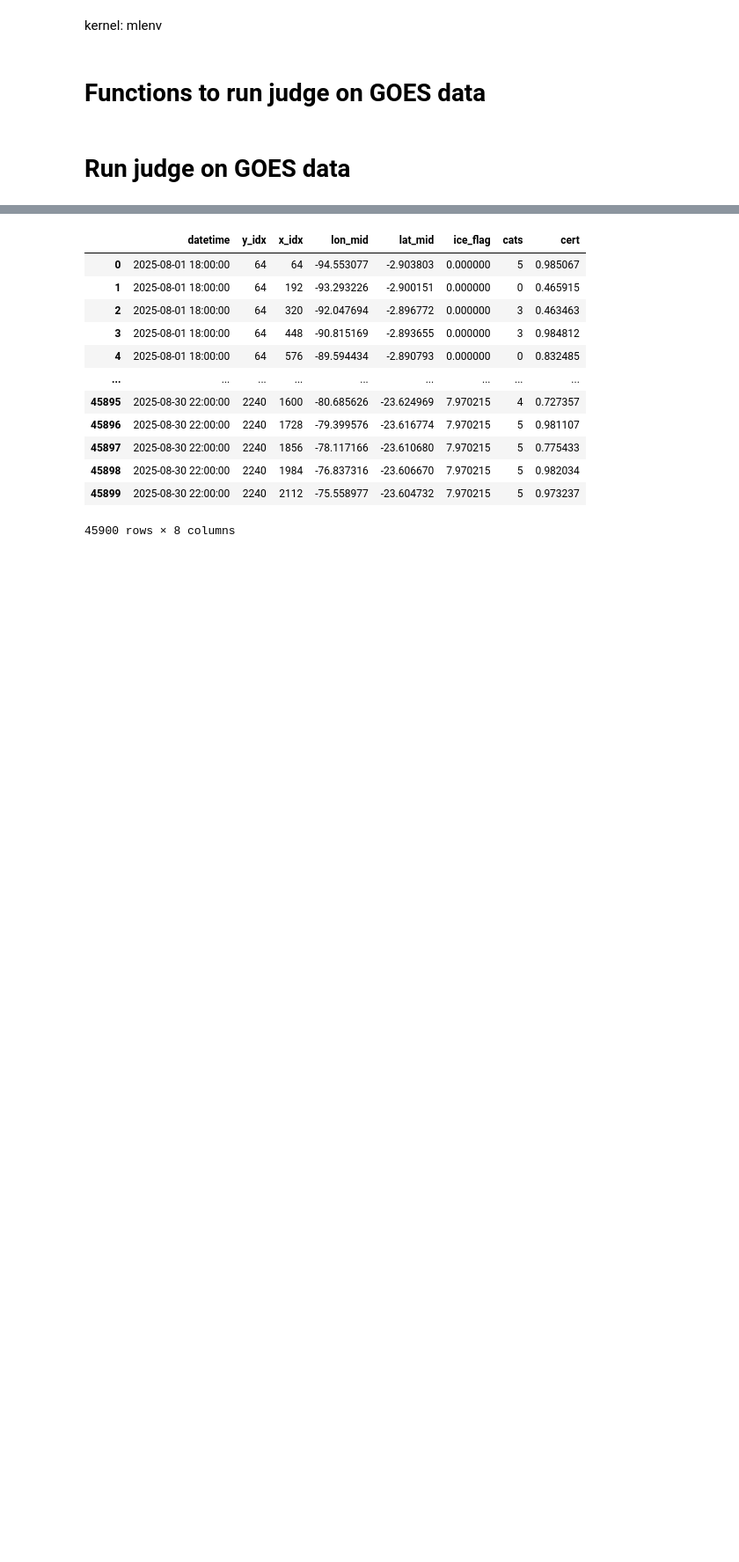
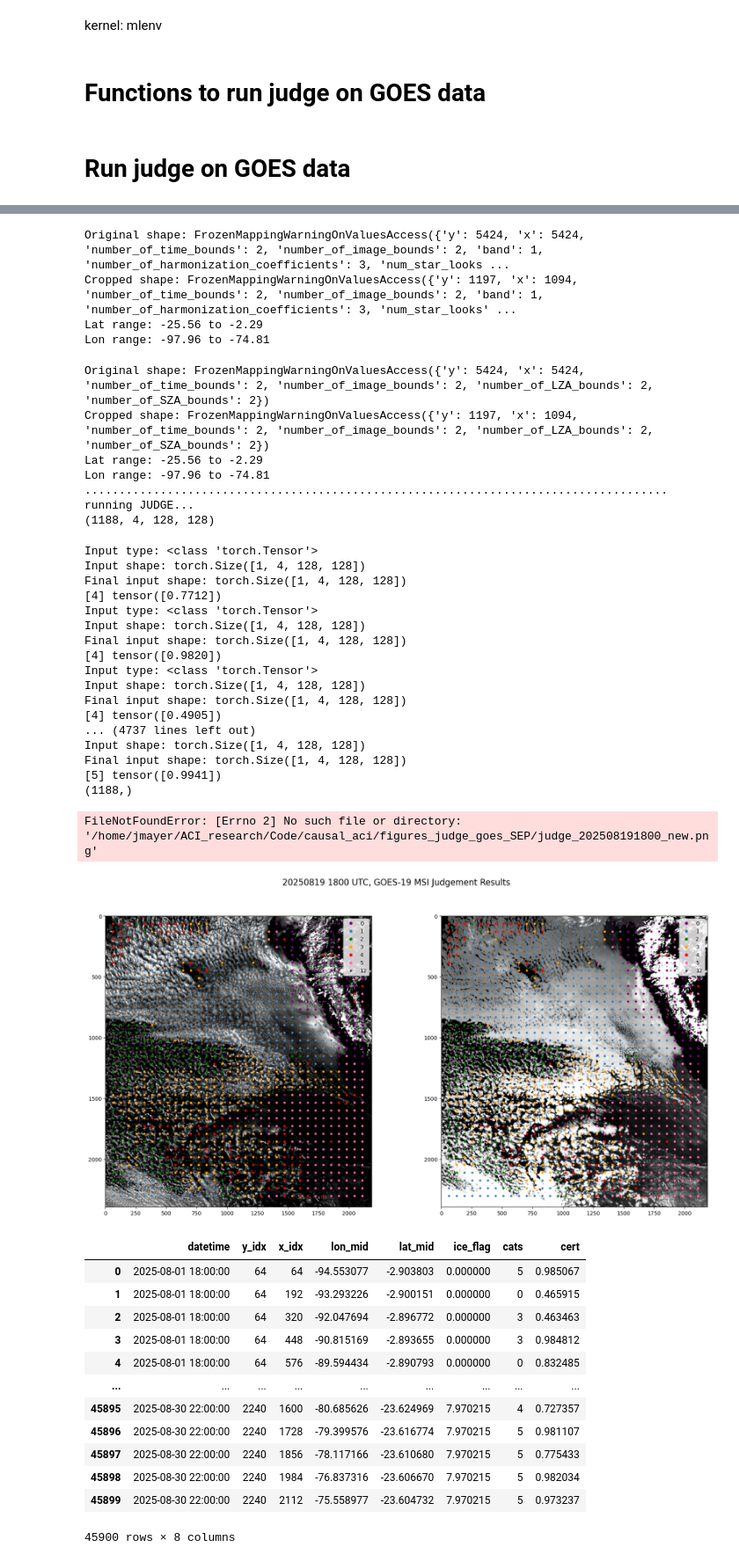
Before and after one commit to johanna-mayer/mesoscale_structure_public, a Jupyter notebook: judge_for_goes/judge_goes19.ipynb, the cells around one changed output, grey strips where cells are left out. Shown at 88% size. Drawn from its saved outputs; the diff is of its cells as text; code cells hidden in the pictures; blank space fills up the shorter version.

```diff
--- a/judge_for_goes/judge_goes19.ipynb
+++ b/judge_for_goes/judge_goes19.ipynb
@@ -286,7 +286,7 @@ import numpy as np
 # Only need input:
 params = {
     'folder_path': './../Data_preprocess/',  # The path of the folder containing subfolders of .h5 files
-    'model_path': f'/home/jmayer/ACI_research/Code/mesoscale_structure/judge_original/64epochs_accuracy0.91456.pth',
+    'model_path': '/home/jmayer/ACI_research/Code/mesoscale_structure/judge_for_goes/finetuned_goes_model.pth',#'/home/jmayer/ACI_research/Code/mesoscale_structure/judge_original/64epochs_accuracy0.91456.pth',
     'batch_size': 512,
     'device_num': '1',
     'save_path':'./'
@@ -371,3 +371,8 @@ plot_path = f'/home/jmayer/ACI_research/Code/causal_aci/figures_judge_goes_{regi
+# %%
+save_path = '/home/jmayer/ACI_research/Code/resources/'
+partial_results_filename = os.path.join(save_path, f'judge_results_GOES_{region}_partial1.csv')
+results_filename = os.path.join(save_path, f'judge_results_GOES_{region}1.csv')
+plot_path = f'/home/jmayer/ACI_research/Code/mesoscale_structure/figures_judge_goes_{region}/'
 # %%
 if os.path.exists(partial_results_filename):
     df_results = pd.read_csv(partial_results_filename)
@@ -378,7 +383,9 @@ else:
 for day in ['01', '02', '03', '04', '05', '06', '07', '08', '09', '10', '11', '12', '13', '14', '15', '16', '17', '18', '19', '20', '21', '22', '23', '24', '25', '26', '27', '28', '29', '30', '31']:
     date = f'202508{day}'
     for time in times:
-    #time = '1800'
+        print(f'Checking date {date} time {time}...')
+        if day != '19' or time != '1800':
+            continue
 
         ts = pd.to_datetime(date + time)
         if ts in df_results['datetime'].values:
@@ -420,7 +427,7 @@ for day in ['01', '02', '03', '04', '05', '06', '07', '08', '09', '10', '11', '1
         df['cert'] = cert
         df['datetime'] = pd.to_datetime(date+time)
         df_results = pd.concat([df_results, df], ignore_index=True)
-        df_results.to_csv(partial_results_filename, index=False)
+        #df_results.to_csv(partial_results_filename, index=False)
 
         # Optional: visualize some results
         import seaborn as sns
@@ -434,6 +441,8 @@ for day in ['01', '02', '03', '04', '05', '06', '07', '08', '09', '10', '11', '1
         for ax in axs:
             sns.scatterplot(ax=ax, x=scenes_params['x_idx'], y=scenes_params['y_idx'], hue=cats, size=12, lw=0, palette=palette_goes_cats)
         plt.suptitle(f'{date} {time} UTC, GOES-19 MSI Judgement Results', fontsize=16)
-        plt.savefig(os.path.join(plot_path, f'judge_{date}{time}.png'))
-
-df_results.to_csv(results_filename, index=False)
+        plt.savefig(os.path.join(plot_path, f'judge_{date}{time}_new.png'))
+        break
+    #break
+#df_results.to_csv(results_filename, index=False)
+# %% [output]
@@ -440,3 +474,33 @@ df_results.to_csv(results_filename, index=False)
+Original shape: FrozenMappingWarningOnValuesAccess({'y': 5424, 'x': 5424, 'number_of_time_bounds': 2, 'number_of_image_bounds': 2, 'band': 1, 'number_of_harmonization_coefficients': 3, 'num_star_looks ...
+Cropped shape: FrozenMappingWarningOnValuesAccess({'y': 1197, 'x': 1094, 'number_of_time_bounds': 2, 'number_of_image_bounds': 2, 'band': 1, 'number_of_harmonization_coefficients': 3, 'num_star_looks' ...
+Lat range: -25.56 to -2.29
+Lon range: -97.96 to -74.81
+Original shape: FrozenMappingWarningOnValuesAccess({'y': 5424, 'x': 5424, 'number_of_time_bounds': 2, 'number_of_image_bounds': 2, 'number_of_LZA_bounds': 2, 'number_of_SZA_bounds': 2})
+Cropped shape: FrozenMappingWarningOnValuesAccess({'y': 1197, 'x': 1094, 'number_of_time_bounds': 2, 'number_of_image_bounds': 2, 'number_of_LZA_bounds': 2, 'number_of_SZA_bounds': 2})
+Lat range: -25.56 to -2.29
+Lon range: -97.96 to -74.81
+.....................................................................................
+running JUDGE...
+(1188, 4, 128, 128)
+Input type: <class 'torch.Tensor'>
+Input shape: torch.Size([1, 4, 128, 128])
+Final input shape: torch.Size([1, 4, 128, 128])
+[4] tensor([0.7712])
+Input type: <class 'torch.Tensor'>
+Input shape: torch.Size([1, 4, 128, 128])
+Final input shape: torch.Size([1, 4, 128, 128])
+[4] tensor([0.9820])
+Input type: <class 'torch.Tensor'>
+Input shape: torch.Size([1, 4, 128, 128])
+Final input shape: torch.Size([1, 4, 128, 128])
+[4] tensor([0.4905])
+... (4737 lines left out)
+Input shape: torch.Size([1, 4, 128, 128])
+Final input shape: torch.Size([1, 4, 128, 128])
+[5] tensor([0.9941])
+(1188,)
+FileNotFoundError: [Errno 2] No such file or directory: '/home/jmayer/ACI_research/Code/causal_aci/figures_judge_goes_SEP/judge_202508191800_new.png'
+[figure, added]
 # %%
 df_results = pd.read_csv(partial_results_filename)
 # %%
```
Also changed, not shown: parts of 2 cells of this notebook, 10 other files.
